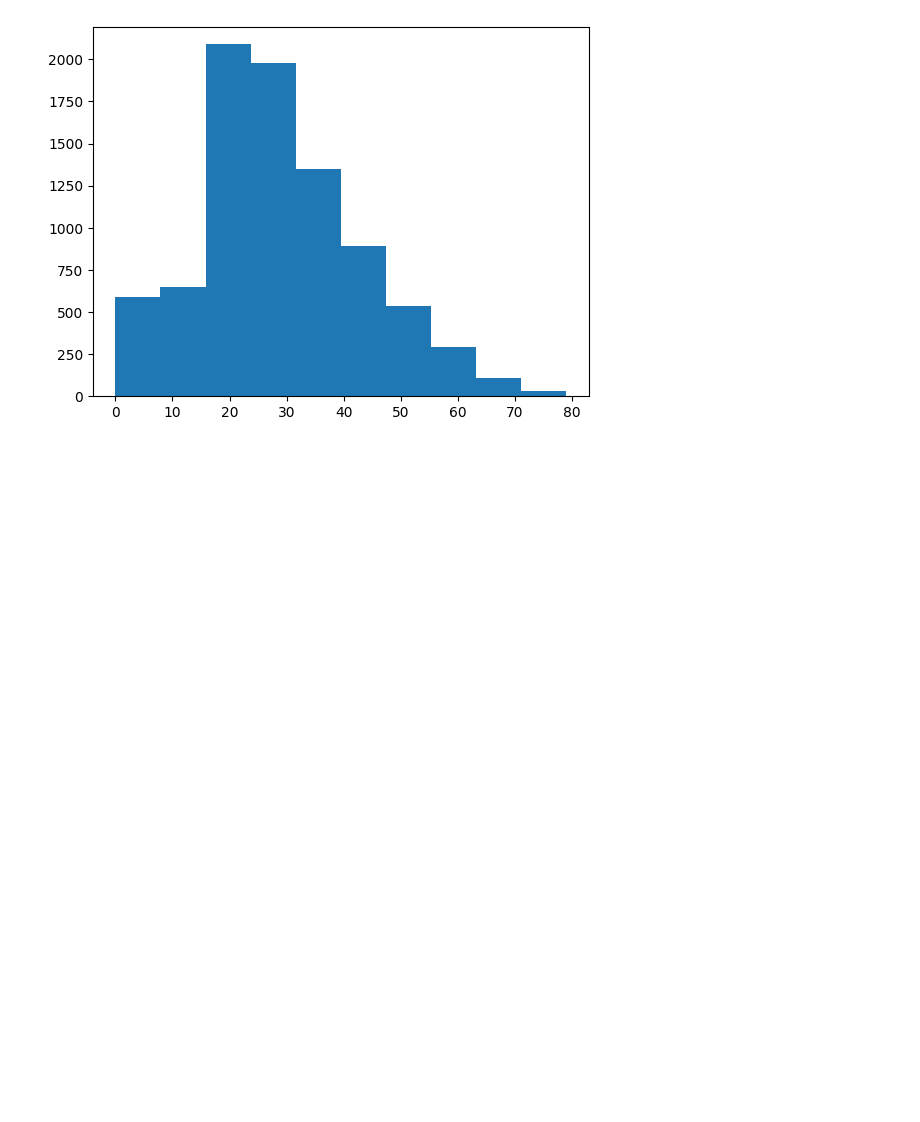
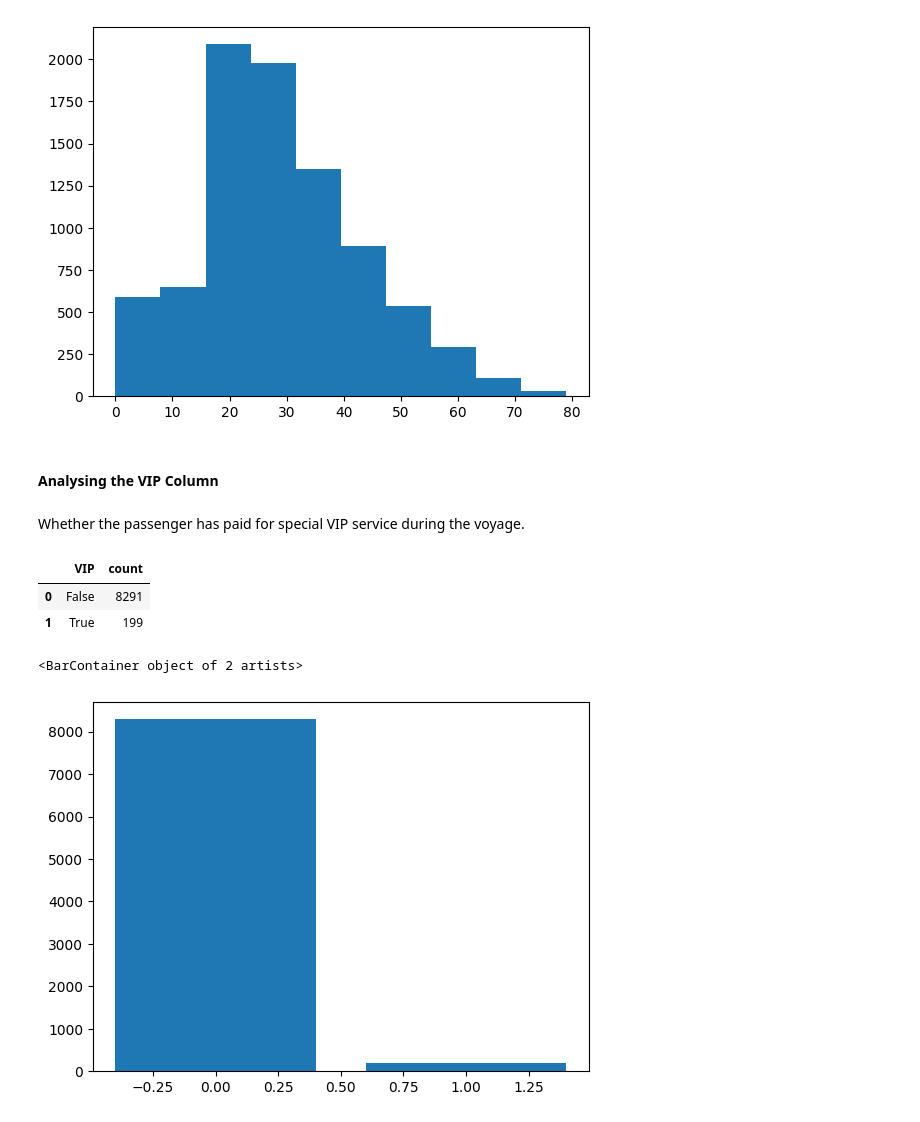
Before and after one commit to Gyxius/spaceship-titanic, a Jupyter notebook: analysis.ipynb, the cells around one changed output. Cells and saved outputs as stored; diff of their text form; code cells hidden in the pictures; blank space fills up the shorter version.

```diff
--- a/analysis.ipynb
+++ b/analysis.ipynb
@@ -272,3 +272,20 @@ plt.hist(df["Age"])
  array([ 0. ,  7.9, 15.8, 23.7, 31.6, 39.5, 47.4, 55.3, 63.2, 71.1, 79. ]),
  <BarContainer object of 10 artists>)
 [figure]
+# %% [markdown]
+#### Analysing the VIP Column
+# %% [markdown]
+Whether the passenger has paid for special VIP service during the voyage.
+# %%
+df_vip = df["VIP"].value_counts().reset_index()
+# %%
+df_vip
+# %% [output]
+|  | VIP | count |
+| 0 | False | 8291 |
+| 1 | True | 199 |
+# %%
+plt.bar(df_vip["VIP"], df_vip["count"])
+# %% [output]
+<BarContainer object of 2 artists>
+[figure, added]
```
